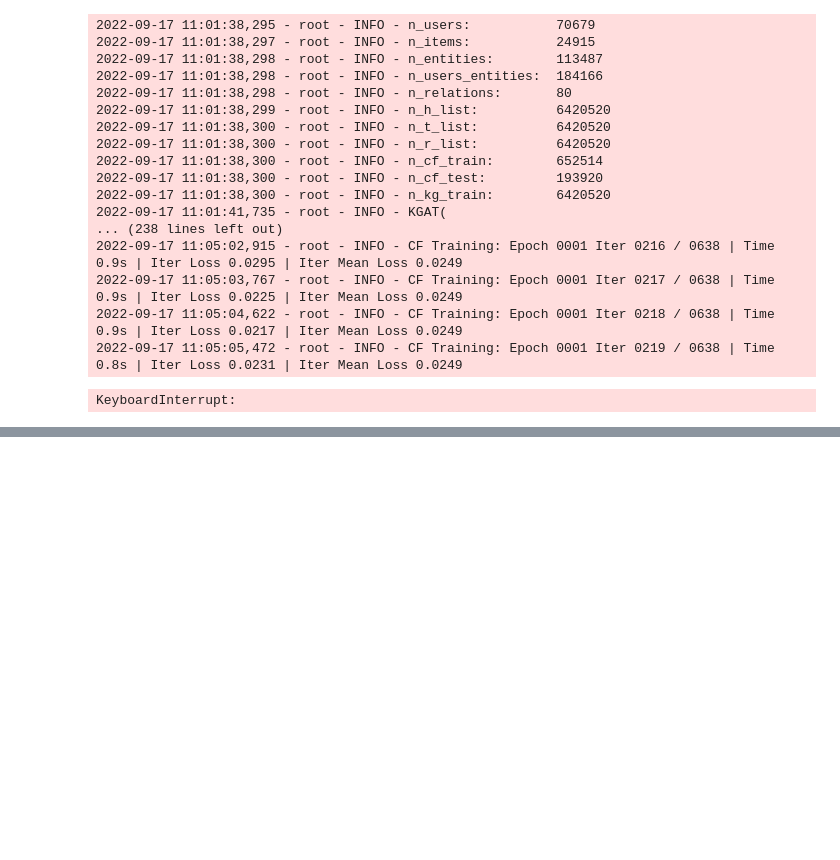
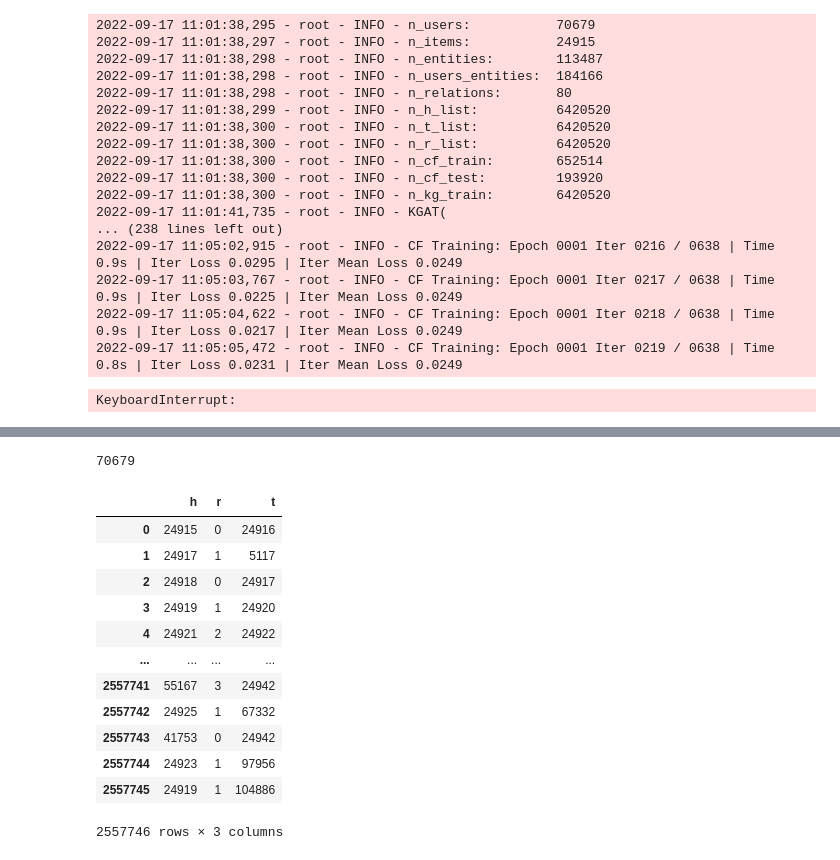
Before and after one commit to KwankiAhn/KGAT-pytorch, a Jupyter notebook: main_kgat.ipynb, the cells around one changed output, grey strips where cells are left out. Drawn from its saved outputs; the diff is of its cells as text; code cells hidden in the pictures; blank space fills up the shorter version.

```diff
--- a/main_kgat.ipynb
+++ b/main_kgat.ipynb
@@ -257,0 +298,25 @@ KeyboardInterrupt:
+# %%
+with open('datasets/amazon-book/train.txt', "r") as f:
+    lines = f.readlines()
+    for line in lines:
+        if "226974" in line:
+            print(line)
+print(len(lines))
+# %% [output]
+70679
+# %%
+display(kg_data)
+# %% [output]
+|  | h | r | t |
+| 0 | 24915 | 0 | 24916 |
+| 1 | 24917 | 1 | 5117 |
+| 2 | 24918 | 0 | 24917 |
+| 3 | 24919 | 1 | 24920 |
+| 4 | 24921 | 2 | 24922 |
+| ... | ... | ... | ... |
+| 2557741 | 55167 | 3 | 24942 |
+| 2557742 | 24925 | 1 | 67332 |
+| 2557743 | 41753 | 0 | 24942 |
+| 2557744 | 24923 | 1 | 97956 |
+| 2557745 | 24919 | 1 | 104886 |
+2557746 rows × 3 columns
```
Also changed, not shown: parts of 19 cells of this notebook, 1 other file.
